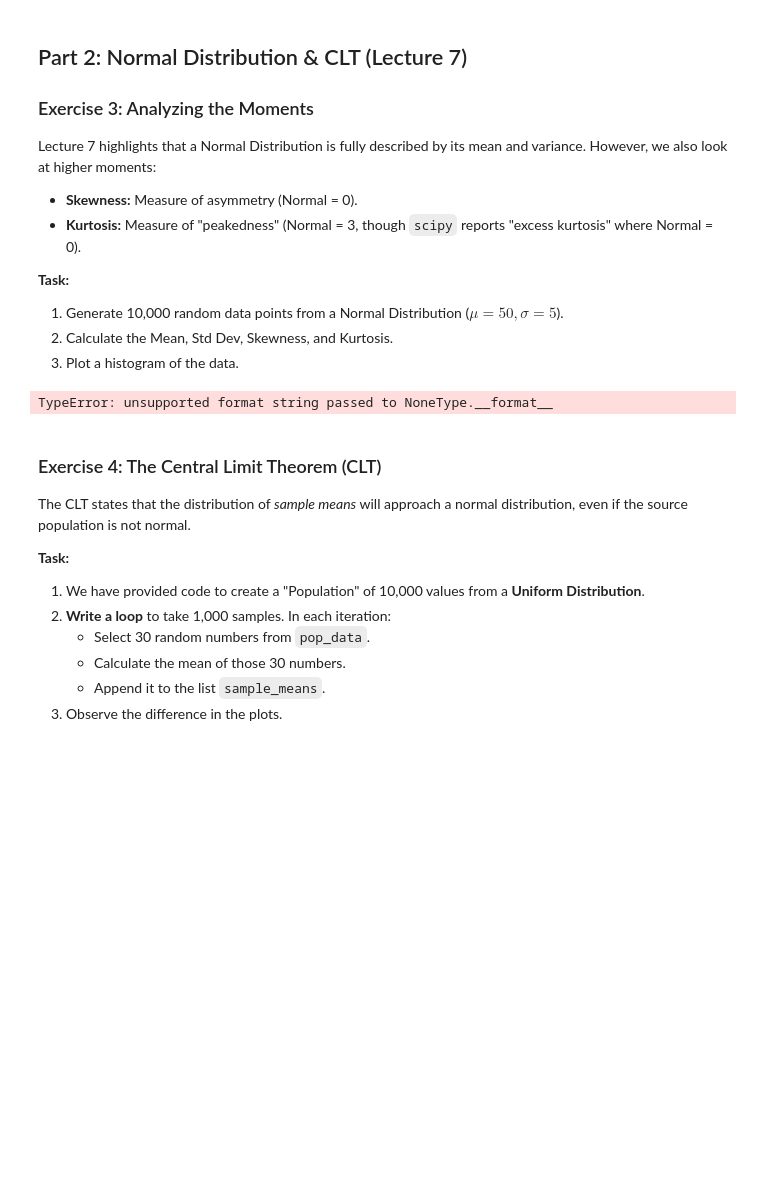
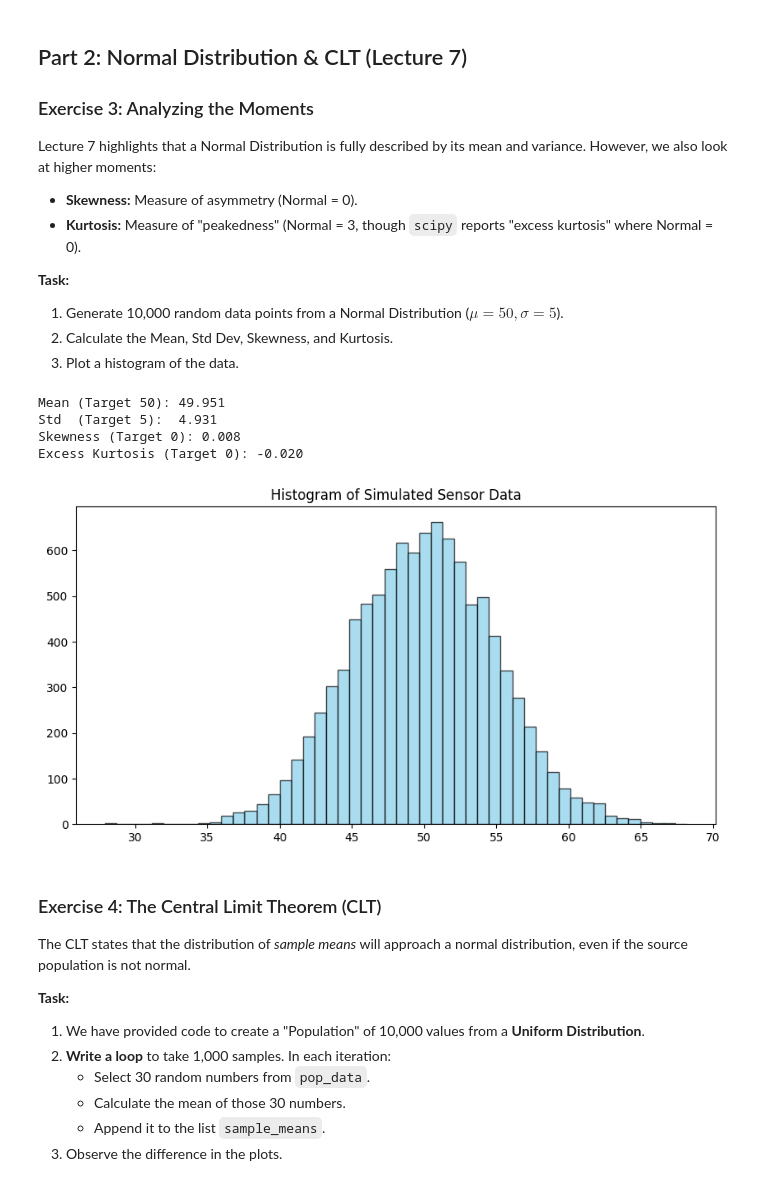
Before and after one commit to Hayden-Martin4250/Earthscience2245, a Jupyter notebook: ES2245_lab4.ipynb, the cells around one changed output. Saved outputs shown, nothing was run; the diff lists cells and outputs as text; code cells hidden in the pictures; blank space fills up the shorter version.

```diff
--- a/ES2245_lab4.ipynb
+++ b/ES2245_lab4.ipynb
@@ -106,32 +106,40 @@ Lecture 7 highlights that a Normal Distribution is fully described by its mean a
 2.  Calculate the Mean, Std Dev, Skewness, and Kurtosis.
 3.  Plot a histogram of the data.
 # %%
+import numpy as np
+import matplotlib.pyplot as plt
+from scipy.stats import skew, kurtosis
+
 # 1. Generate Data
 mu = 50
 sigma = 5
 n_samples = 10000
 
 # TODO: Generate random normal data using np.random.normal
-data = None
+data = np.random.normal(mu, sigma, n_samples)
 
 # 2. Calculate Statistics
-calc_mean = None # TODO: np.mean
-calc_std = None  # TODO: np.std
-calc_skew = None # TODO: skew()
-calc_kurt = None # TODO: kurtosis()
+calc_mean = np.mean(data) # TODO: np.mean
+calc_std = np.std(data)  # TODO: np.std
+calc_skew = skew(data) # TODO: skew()
+calc_kurt = kurtosis(data) # TODO: kurtosis()
 
 print(f"Mean (Target 50): {calc_mean:.3f}")
 print(f"Std  (Target 5):  {calc_std:.3f}")
 print(f"Skewness (Target 0): {calc_skew:.3f}")
 print(f"Excess Kurtosis (Target 0): {calc_kurt:.3f}")
 
 # 3. Plot Histogram
 plt.figure(figsize=(10, 5))
 plt.hist(data, bins=50, color='skyblue', edgecolor='black', alpha=0.7)
 plt.title('Histogram of Simulated Sensor Data')
 plt.show()
 # %% [output]
-TypeError: unsupported format string passed to NoneType.__format__
+Mean (Target 50): 49.951
+Std  (Target 5):  4.931
+Skewness (Target 0): 0.008
+Excess Kurtosis (Target 0): -0.020
+[figure, added]
 # %% [markdown]
 ### Exercise 4: The Central Limit Theorem (CLT)
 The CLT states that the distribution of *sample means* will approach a normal distribution, even if the source population is not normal.
```
Also changed, not shown: parts of 1 cell of this notebook.
